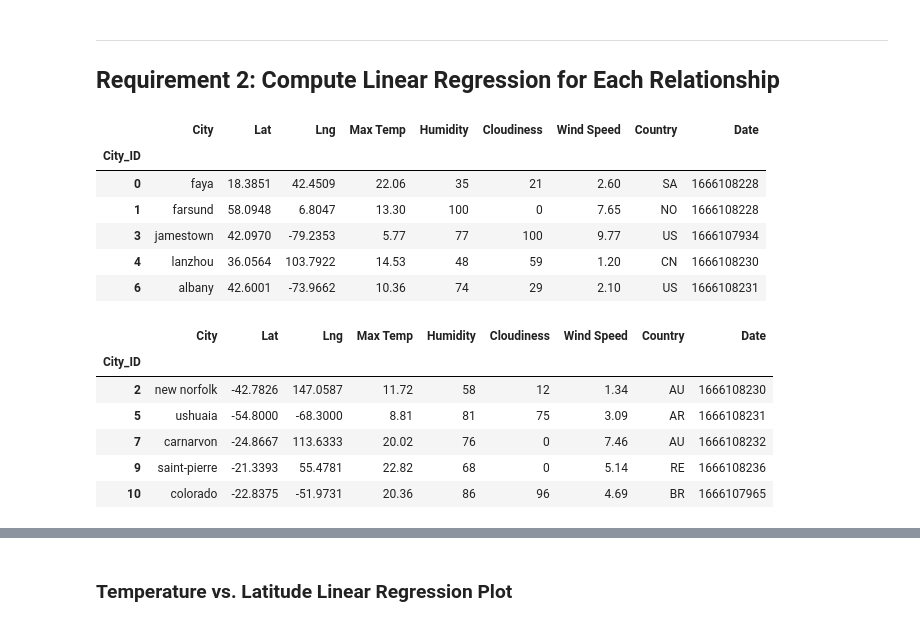
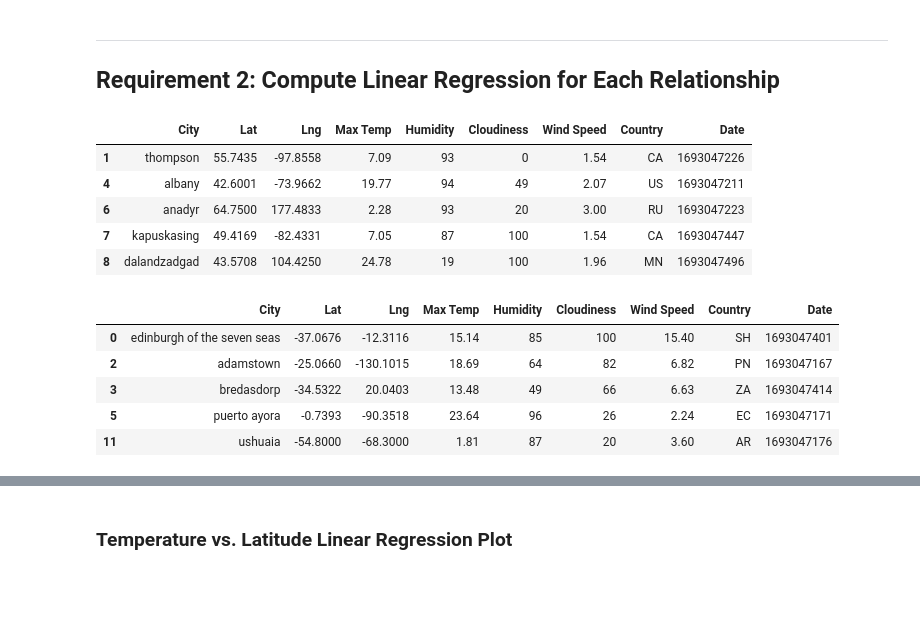
Before and after one commit to mhosseinf/Madule_6_Challenge_python-API, a Jupyter notebook: starter_code/WeatherPy.ipynb, the cells around one changed output, grey strips where cells are left out. Drawn from its saved outputs; the diff is of its cells as text; code cells hidden in the pictures; blank space fills up the shorter version.

```diff
--- a/starter_code/WeatherPy.ipynb
+++ b/starter_code/WeatherPy.ipynb
@@ -292,28 +277,26 @@ plt.show()
 # %%
 # Create a DataFrame with the Northern Hemisphere data (Latitude >= 0)
-# YOUR CODE HERE
+northern_hemi_df=city_data_df[city_data_df['Lat'] >= 0]
 
 # Display sample data
 northern_hemi_df.head()
 # %% [output]
 |  | City | Lat | Lng | Max Temp | Humidity | Cloudiness | Wind Speed | Country | Date |
-| City_ID |  |  |  |  |  |  |  |  |  |
-| 0 | faya | 18.3851 | 42.4509 | 22.06 | 35 | 21 | 2.60 | SA | 1666108228 |
-| 1 | farsund | 58.0948 | 6.8047 | 13.30 | 100 | 0 | 7.65 | NO | 1666108228 |
-| 3 | jamestown | 42.0970 | -79.2353 | 5.77 | 77 | 100 | 9.77 | US | 1666107934 |
-| 4 | lanzhou | 36.0564 | 103.7922 | 14.53 | 48 | 59 | 1.20 | CN | 1666108230 |
-| 6 | albany | 42.6001 | -73.9662 | 10.36 | 74 | 29 | 2.10 | US | 1666108231 |
+| 1 | thompson | 55.7435 | -97.8558 | 7.09 | 93 | 0 | 1.54 | CA | 1693047226 |
+| 4 | albany | 42.6001 | -73.9662 | 19.77 | 94 | 49 | 2.07 | US | 1693047211 |
+| 6 | anadyr | 64.7500 | 177.4833 | 2.28 | 93 | 20 | 3.00 | RU | 1693047223 |
+| 7 | kapuskasing | 49.4169 | -82.4331 | 7.05 | 87 | 100 | 1.54 | CA | 1693047447 |
+| 8 | dalandzadgad | 43.5708 | 104.4250 | 24.78 | 19 | 100 | 1.96 | MN | 1693047496 |
 # %%
 # Create a DataFrame with the Southern Hemisphere data (Latitude < 0)
-# YOUR CODE HERE
+southern_hemi_df=city_data_df[city_data_df['Lat'] < 0]
 
 # Display sample data
 southern_hemi_df.head()
 # %% [output]
 |  | City | Lat | Lng | Max Temp | Humidity | Cloudiness | Wind Speed | Country | Date |
-| City_ID |  |  |  |  |  |  |  |  |  |
-| 2 | new norfolk | -42.7826 | 147.0587 | 11.72 | 58 | 12 | 1.34 | AU | 1666108230 |
-| 5 | ushuaia | -54.8000 | -68.3000 | 8.81 | 81 | 75 | 3.09 | AR | 1666108231 |
-| 7 | carnarvon | -24.8667 | 113.6333 | 20.02 | 76 | 0 | 7.46 | AU | 1666108232 |
-| 9 | saint-pierre | -21.3393 | 55.4781 | 22.82 | 68 | 0 | 5.14 | RE | 1666108236 |
-| 10 | colorado | -22.8375 | -51.9731 | 20.36 | 86 | 96 | 4.69 | BR | 1666107965 |
+| 0 | edinburgh of the seven seas | -37.0676 | -12.3116 | 15.14 | 85 | 100 | 15.40 | SH | 1693047401 |
+| 2 | adamstown | -25.0660 | -130.1015 | 18.69 | 64 | 82 | 6.82 | PN | 1693047167 |
+| 3 | bredasdorp | -34.5322 | 20.0403 | 13.48 | 49 | 66 | 6.63 | ZA | 1693047414 |
+| 5 | puerto ayora | -0.7393 | -90.3518 | 23.64 | 96 | 26 | 2.24 | EC | 1693047171 |
+| 11 | ushuaia | -54.8000 | -68.3000 | 1.81 | 87 | 20 | 3.60 | AR | 1693047176 |
```
Also changed, not shown: parts of 15 cells of this notebook.
